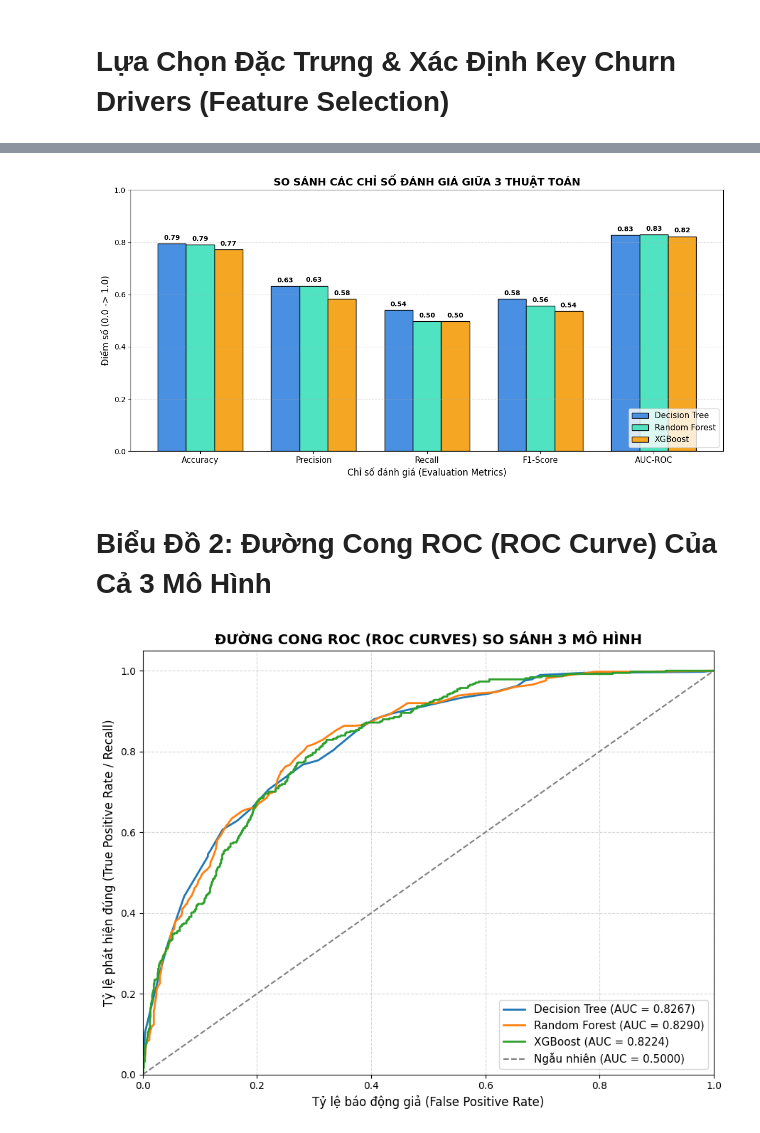
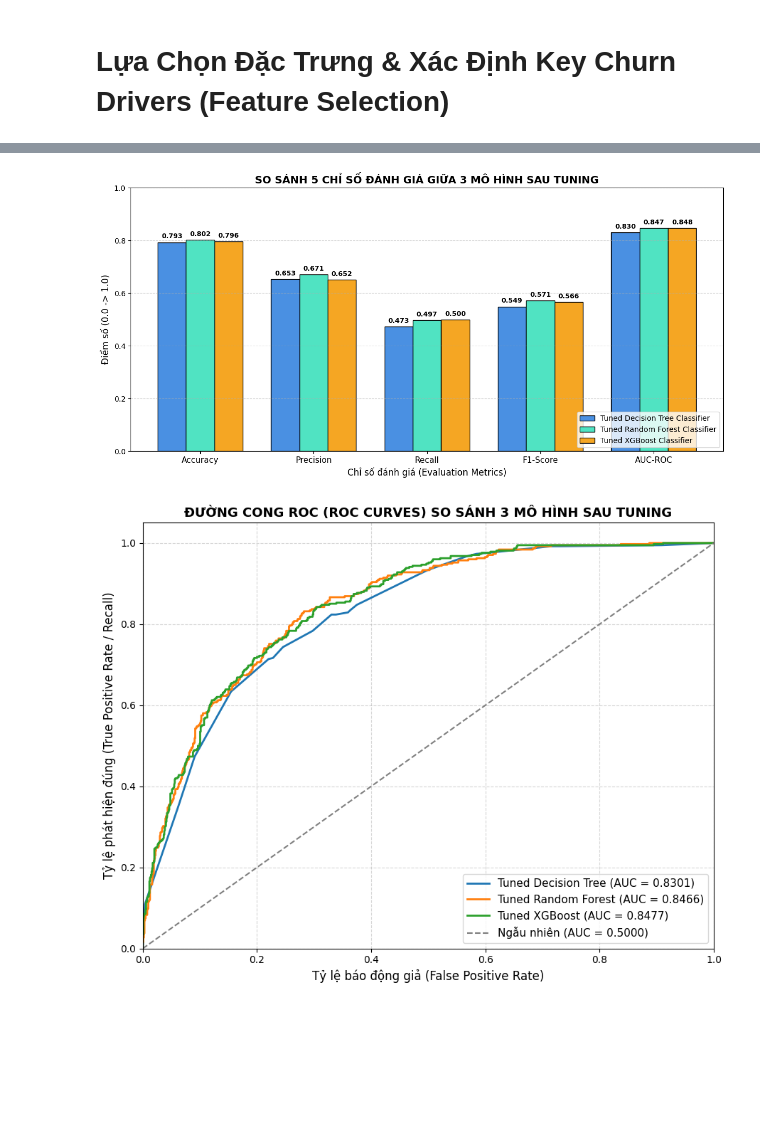
Before and after one commit to TranDuyAnhDEDA/KhaiPhaDuLieu, a Jupyter notebook: EDA.ipynb, the cells around one changed output, grey strips where cells are left out. Cells and saved outputs as stored; diff of their text form; code cells hidden in the pictures; blank space fills up the shorter version.

```diff
--- a/EDA.ipynb
+++ b/EDA.ipynb
@@ -261,0 +531,8 @@ Done
+# %%
+from sklearn.ensemble import RandomForestClassifier
+
+rf_clf = RandomForestClassifier(n_estimators=100, random_state=42)
+rf_clf.fit(x_train, y_train)
+
+print_score(rf_clf, x_train, y_train, x_test, y_test, train=True)
+print_score(rf_clf, x_train, y_train, x_test, y_test, train=False)
@@ -261,0 +584,8 @@ Done
+# %%
+from xgboost import XGBClassifier
+
+xgb_clf = XGBClassifier(n_estimators=100, random_state=42, eval_metric='logloss')
+xgb_clf.fit(x_train, y_train)
+
+print_score(xgb_clf, x_train, y_train, x_test, y_test, train=True)
+print_score(xgb_clf, x_train, y_train, x_test, y_test, train=False)
@@ -261,0 +639,4 @@ Done
+# %%
+from sklearn.model_selection import GridSearchCV
+
+tuning_results_df = pd.DataFrame(columns=cols_summary)
@@ -332,65 +894,65 @@ display(result_df)
 # %%
-import matplotlib.pyplot as plt
 import numpy as np
 
-# Chuẩn bị dữ liệu từ result_df
+plot_df = tuning_results_df.copy()
+plot_df['Accuracy'] = (plot_df['Testing Accuracy %'] / 100).round(4)
+
 metrics = ['Accuracy', 'Precision', 'Recall', 'F1-Score', 'AUC-ROC']
-models_name = result_df['Model'].tolist()
+models_name = plot_df['Model'].tolist()
 
-x = np.arange(len(metrics))
+x_pos = np.arange(len(metrics))
 width = 0.25
 
 plt.figure(figsize=(12, 6))
+colors = ['#4A90E2', '#50E3C2', '#F5A623']
 
-colors = ['#4A90E2', '#50E3C2', '#F5A623']
 for i, name in enumerate(models_name):
-    values = result_df.loc[result_df['Model'] == name, metrics].values[0]
-    rects = plt.bar(x + i * width, values, width, label=name, color=colors[i], edgecolor='black')
-
-    # Hiển thị số điểm cụ thể trên đầu mỗi cột
+    values = plot_df.loc[plot_df['Model'] == name, metrics].values[0]
+    rects = plt.bar(x_pos + i * width, values, width, label=name, color=colors[i], edgecolor='black')
     for rect in rects:
         height = rect.get_height()
-        plt.annotate(f'{height:.2f}',
-                    xy=(rect.get_x() + rect.get_width() / 2, height),
-                    xytext=(0, 3), textcoords="offset points",
-                    ha='center', va='bottom', fontsize=9, fontweight='bold')
+        plt.annotate(f'{height:.3f}',
+                     xy=(rect.get_x() + rect.get_width() / 2, height),
+                     xytext=(0, 3), textcoords="offset points",
+                     ha='center', va='bottom', fontsize=9, fontweight='bold')
 
-plt.title('SO SÁNH CÁC CHỈ SỐ ĐÁNH GIÁ GIỮA 3 THUẬT TOÁN', fontsize=14, fontweight='bold')
+plt.title('SO SÁNH 5 CHỈ SỐ ĐÁNH GIÁ GIỮA 3 MÔ HÌNH SAU TUNING', fontsize=14, fontweight='bold')
 plt.xlabel('Chỉ số đánh giá (Evaluation Metrics)', fontsize=12)
 plt.ylabel('Điểm số (0.0 -> 1.0)', fontsize=12)
-plt.xticks(x + width, metrics, fontsize=11)
+plt.xticks(x_pos + width, metrics, fontsize=11)
 plt.ylim(0, 1.0)
-plt.legend(loc='lower right', fontsize=11)
+plt.legend(loc='lower right', fontsize=10)
 plt.grid(axis='y', linestyle='--', alpha=0.5)
 plt.tight_layout()
 plt.show()
 # %% [output]
-[figure, old version]
+[figure, new version]
-# %% [markdown]
-# Biểu Đồ 2: Đường Cong ROC (ROC Curve) Của Cả 3 Mô Hình
 # %%
 from sklearn.metrics import roc_curve, auc
 
+tuned_models = {
+    'Tuned Decision Tree': dt_clf_tuned,
+    'Tuned Random Forest': rf_clf_tuned,
+    'Tuned XGBoost': xgb_clf_tuned
+}
+
 plt.figure(figsize=(9, 7))
-
-# Vẽ đường cong ROC cho từng mô hình
-for name, model in models.items():
+for name, model in tuned_models.items():
     y_prob = model.predict_proba(x_test)[:, 1]
     fpr, tpr, _ = roc_curve(y_test, y_prob)
     roc_auc = auc(fpr, tpr)
     plt.plot(fpr, tpr, lw=2, label=f'{name} (AUC = {roc_auc:.4f})')
 
-# Vẽ đường ngẫu nhiên chuẩn 45 độ (mô hình đoán mò)
 plt.plot([0, 1], [0, 1], color='gray', linestyle='--', label='Ngẫu nhiên (AUC = 0.5000)')
 
 plt.xlim([0.0, 1.0])
 plt.ylim([0.0, 1.05])
 plt.xlabel('Tỷ lệ báo động giả (False Positive Rate)', fontsize=12)
 plt.ylabel('Tỷ lệ phát hiện đúng (True Positive Rate / Recall)', fontsize=12)
-plt.title('ĐƯỜNG CONG ROC (ROC CURVES) SO SÁNH 3 MÔ HÌNH', fontsize=14, fontweight='bold')
+plt.title('ĐƯỜNG CONG ROC (ROC CURVES) SO SÁNH 3 MÔ HÌNH SAU TUNING', fontsize=13, fontweight='bold')
 plt.legend(loc='lower right', fontsize=11)
 plt.grid(True, linestyle='--', alpha=0.5)
 plt.tight_layout()
 plt.show()
 # %% [output]
-[figure, old version]
+[figure, new version]
```
Also changed, not shown: parts of 52 cells of this notebook.
